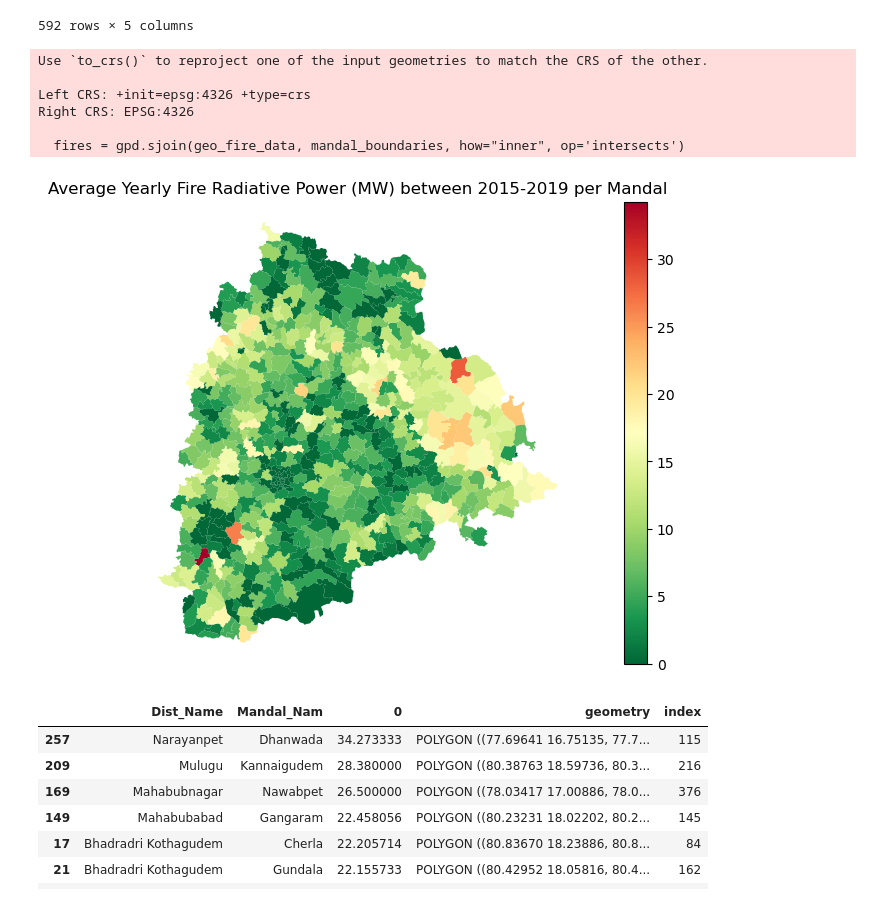
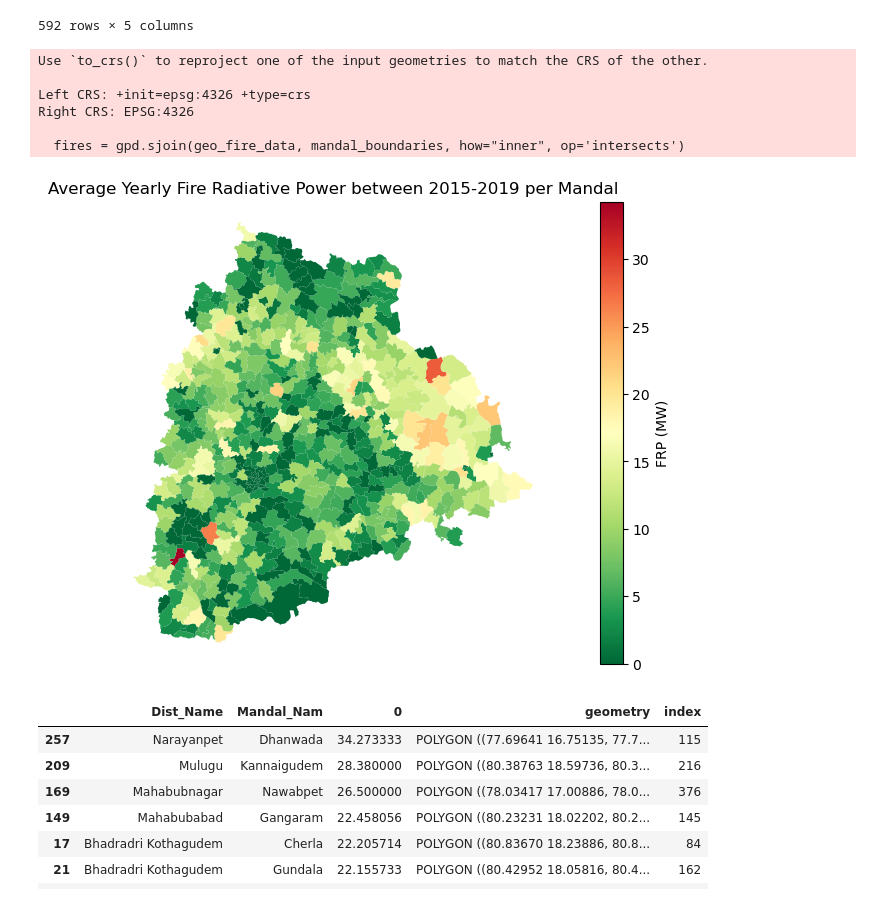
Before and after one commit to undpindia/dicra, a Jupyter notebook: analytics/sandbox/notebooks/crop_fires/DPPD_Jesse/other/Fires Analysis.ipynb, the cells around one changed output. Drawn from its saved outputs; the diff is of its cells as text; code cells hidden in the pictures.

```diff
--- a/analytics/sandbox/notebooks/crop_fires/DPPD_Jesse/other/Fires Analysis.ipynb
+++ b/analytics/sandbox/notebooks/crop_fires/DPPD_Jesse/other/Fires Analysis.ipynb
@@ -103,36 +103,36 @@ fires_count.sort_values(by=0, ascending = False)
 
 fires = gpd.sjoin(geo_fire_data, mandal_boundaries, how="inner", op='intersects')
 
 #Sort the values based on mandal and time
 fires_count = fires.sort_values(by=['year'])
 
 #Sum amount of frp (fire radiative power) per mandal per month per year make sure that if no fire happens at a specific time write a zero
 fires_count = fires_count.groupby(['Dist_Name', 'Mandal_Nam', 'year'])['frp'].mean().unstack(fill_value=0).stack().reset_index()
 fires_count = fires_count.groupby(['Dist_Name', 'Mandal_Nam'])[0].mean().reset_index()
 
 fires_count = fires_count.merge(mandal_boundaries[['Dist_Name', 'Mandal_Nam', 'geometry', 'index']], how='left', on=['Dist_Name', 'Mandal_Nam'])
 
 indexes = fires_count['index'].to_list()
 
 for i in range(0, len(mandal_boundaries)):
     if mandal_boundaries['index'].iloc[i] not in indexes:
         data = {'Dist_Name': mandal_boundaries['Dist_Name'].iloc[i], 'Mandal_Nam': mandal_boundaries['Mandal_Nam'].iloc[i], 0 : 0, 'geometry': mandal_boundaries['geometry'].iloc[i], 'index': mandal_boundaries['index'].iloc[i]}
         fires_count = fires_count.append(data, ignore_index=True)
 
 fires_count = gpd.GeoDataFrame(fires_count,geometry = 'geometry', crs = {'init': 'epsg:4326'})
 
-fires_count.plot(column = 0, legend = True, cmap = 'RdYlGn_r', figsize = (12, 6))
-plt.title('Average Yearly Fire Radiative Power (MW) between 2015-2019 per Mandal')
+fires_count.plot(column = 0, legend = True, cmap = 'RdYlGn_r', figsize = (12, 6), legend_kwds = {'label': 'FRP (MW)'}, )
+plt.title('Average Yearly Fire Radiative Power between 2015-2019 per Mandal')
 plt.axis('off')
 plt.show()
 # %% [output]
 Use `to_crs()` to reproject one of the input geometries to match the CRS of the other.
 
 Left CRS: +init=epsg:4326 +type=crs
 Right CRS: EPSG:4326
 
   fires = gpd.sjoin(geo_fire_data, mandal_boundaries, how="inner", op='intersects')
-[figure, old version]
+[figure, new version]
 # %%
 fires_count.sort_values(by=0, ascending = False).head(10)
 #fires_count[0].mean()
```
Also changed, not shown: parts of 1 cell of this notebook, 10 other files.
